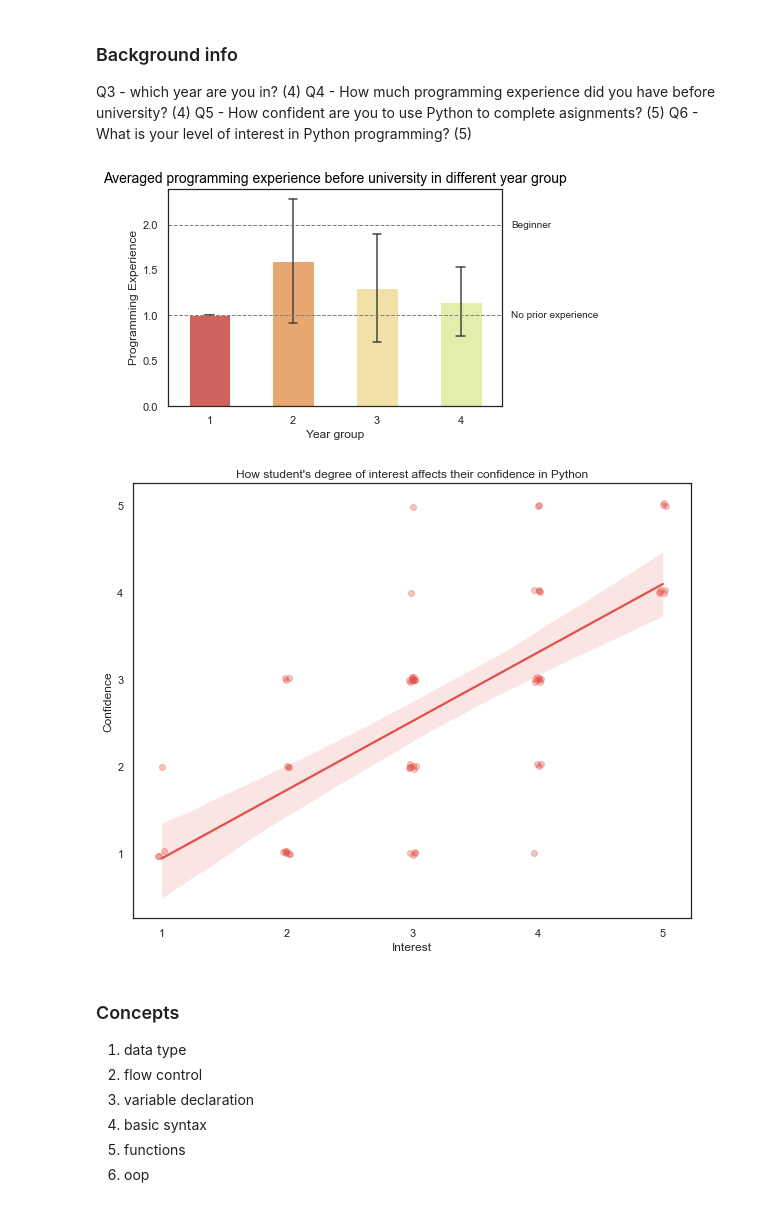
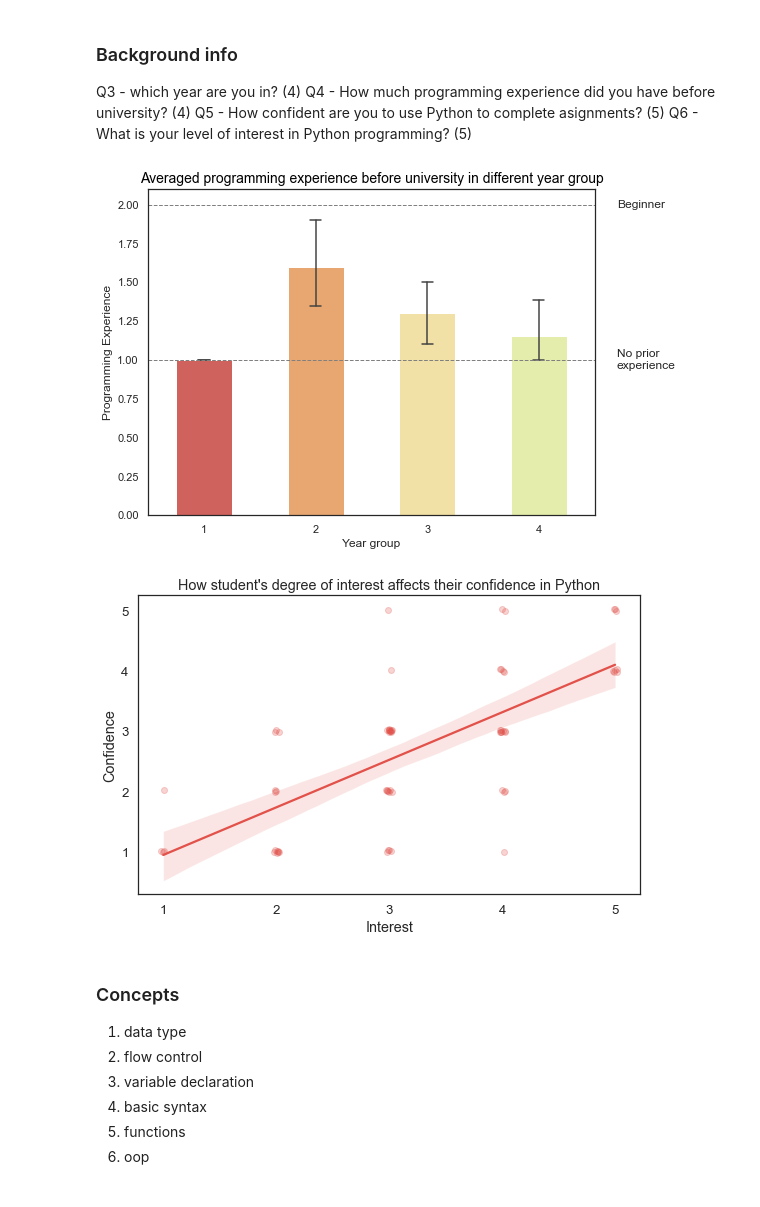
Before and after one commit to natskiu/Python-Educational-Project, a Jupyter notebook: learningActivitiesAnalysis.ipynb, the cells around one changed output. Saved outputs shown, nothing was run; the diff lists cells and outputs as text; code cells hidden in the pictures.

```diff
--- a/learningActivitiesAnalysis.ipynb
+++ b/learningActivitiesAnalysis.ipynb
@@ -123,39 +123,41 @@ test = background_info_df[background_info_df['Q3'] == 2]
 # %%
 sns.set_theme(style="white",
               palette="Spectral",
               rc={'figure.figsize':(8,6)})
 # experience distribution by Year
 g_exp = sns.barplot(x='Q3', y='Q4',
                     data=background_info_df,
                     width=0.5,
-                    errorbar='sd',
                     errwidth=1.5,
                     capsize=0.1)
 g_exp.set(xlabel="Year group",
           ylabel="Programming Experience")
 plt.axhline(1, linewidth=1, color='grey', ls='--')
-plt.text(3.6, 2, 'Beginner', ha='left', va='center')
+plt.text(3.7, 2, 'Beginner', ha='left', va='center')
 plt.axhline(2, linewidth=1, color='grey', ls='--')
-plt.text(3.6, 1, 'No prior experience', ha='left', va='center')
+plt.text(3.7, 1, 'No prior\nexperience', ha='left', va='center')
 font_dict_barplot_1 = {'fontsize': 14,
  'fontweight': 10,
  'color': 'black',
  'verticalalignment': 'baseline',
  'horizontalalignment': 'center'}
 plt.title("Averaged programming experience before university in different year group", fontdict= font_dict_barplot_1)
 
 plt.show()
 # %% [output]
-[figure, old version]
+[figure, new version]
 # %%
-sns.set_theme()
+sns.set_theme(font_scale=1.2
+              ,style="white"
+              ,palette="Spectral"
+              ,rc={'figure.figsize':(9,5.5)})
 g_interest = sns.regplot(data=background_info_df
                 ,x='Q6'
                 ,y='Q5'
-                ,x_jitter = 0.03
-                , y_jitter = 0.03
+                ,x_jitter = 0.0255
+                , y_jitter = 0.0255
                 ,fit_reg = True
-                ,scatter_kws = {'alpha' : 1/3}
+                ,scatter_kws = {'alpha' : 1/4}
                 )
 g_interest.set(xlabel="Interest"
                ,ylabel="Confidence"
@@ -164,7 +166,7 @@ g_interest.set(xlabel="Interest"
                ,title="How student's degree of interest affects their confidence in Python")
 plt.show()
 # %% [output]
-[figure, old version]
+[figure, new version]
 # %% [markdown]
 ### Concepts
 
```
Also changed, not shown: 4 other files.
